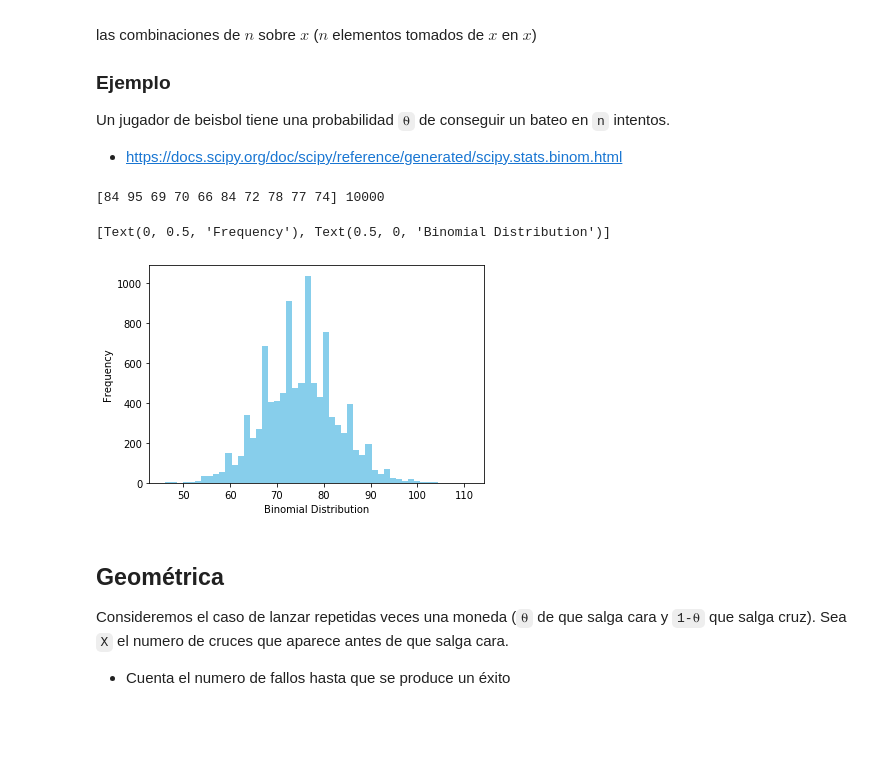
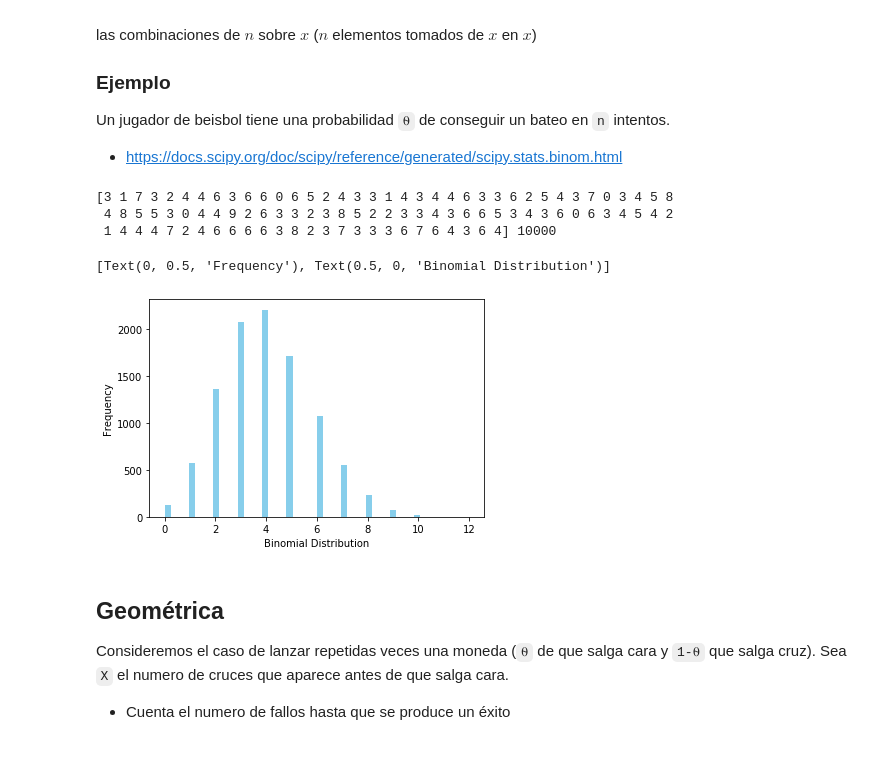
Before and after one commit to olmocorell/probability, a Jupyter notebook: 2-random-variables.ipynb, the cells around one changed output. Drawn from its saved outputs; the diff is of its cells as text; code cells hidden in the pictures.

```diff
--- a/2-random-variables.ipynb
+++ b/2-random-variables.ipynb
@@ -204,17 +228,19 @@ Un jugador de beisbol tiene una probabilidad `⍬` de conseguir un bateo en `n`
 - https://docs.scipy.org/doc/scipy/reference/generated/scipy.stats.binom.html
 # %%
 from scipy.stats import binom
-data_binom = binom.rvs(n=500,p=0.15,size=10000)
-print(data_binom[:10],len(data_binom))
+data_binom = binom.rvs(n=20,p=0.20,size=10000)
+print(data_binom[:100],len(data_binom))
 ax = sns.distplot(data_binom,
                   kde=False,
                   color='skyblue',
                   hist_kws={"linewidth": 15,'alpha':1})
 ax.set(xlabel='Binomial Distribution', ylabel='Frequency')
 # %% [output]
-[84 95 69 70 66 84 72 78 77 74] 10000
+[3 1 7 3 2 4 4 6 3 6 6 0 6 5 2 4 3 3 1 4 3 4 4 6 3 3 6 2 5 4 3 7 0 3 4 5 8
+ 4 8 5 5 3 0 4 4 9 2 6 3 3 2 3 8 5 2 2 3 3 4 3 6 6 5 3 4 3 6 0 6 3 4 5 4 2
+ 1 4 4 4 7 2 4 6 6 6 6 3 8 2 3 7 3 3 3 6 7 6 4 3 6 4] 10000
 [Text(0, 0.5, 'Frequency'), Text(0.5, 0, 'Binomial Distribution')]
-[figure, old version]
+[figure, new version]
 # %% [markdown]
 ## Geométrica
 Consideremos el caso de lanzar repetidas veces una moneda (`⍬` de que salga cara y `1-⍬` que salga cruz). Sea `X` el numero de cruces que aparece antes de que salga cara.
```
Also changed, not shown: parts of 8 cells of this notebook, 1 other file.
